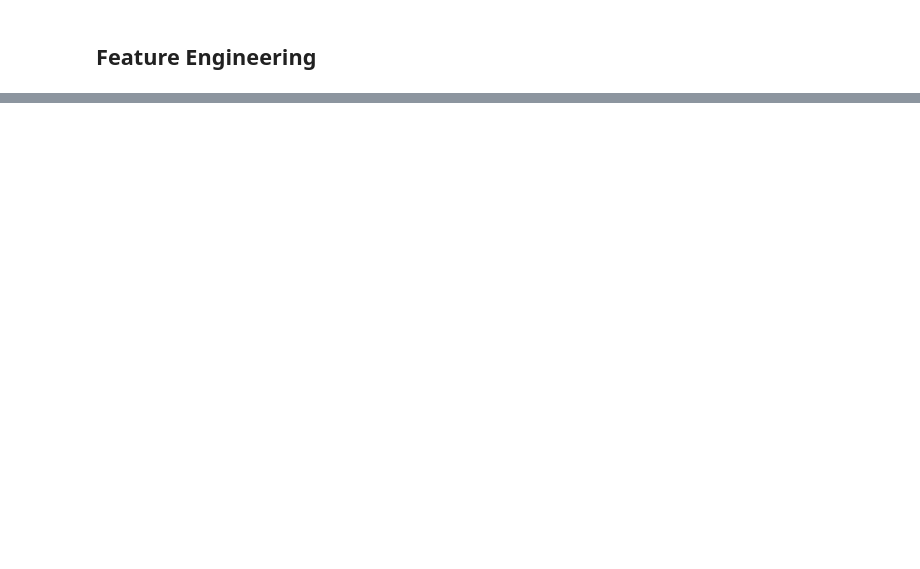
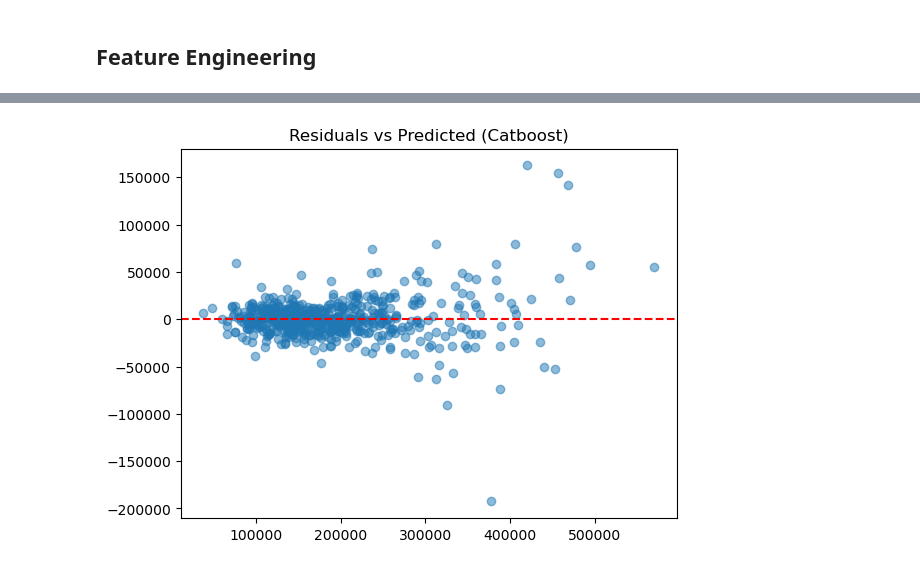
Before and after one commit to back2daroots/Ames_Housing, a Jupyter notebook: Notebooks/ames_housing.ipynb, the cells around one changed output, grey strips where cells are left out. Cells and saved outputs as stored; diff of their text form; code cells hidden in the pictures; blank space fills up the shorter version.

```diff
--- a/Notebooks/ames_housing.ipynb
+++ b/Notebooks/ames_housing.ipynb
@@ -460,0 +570,15 @@ plt.savefig('xgb_feature_importance(top20.png')
+# %%
+best_cat = best_models['CatBoost']
+y_pred = best_cat.predict(X_test)
+
+resid = y_test - y_pred
+
+plt.figure()
+plt.scatter(y_pred, resid, alpha=0.5)
+plt.axhline(0, ls='--', color='red')
+plt.xlabel=('Predicted price, $')
+plt.ylabel=('Residual, $')
+plt.title('Residuals vs Predicted (Catboost)')
+plt.savefig('plots/Residuals_vs_Predicted_(Catboost).png')
+# %% [output]
+[figure, added]
```
Also changed, not shown: parts of 68 cells of this notebook.
